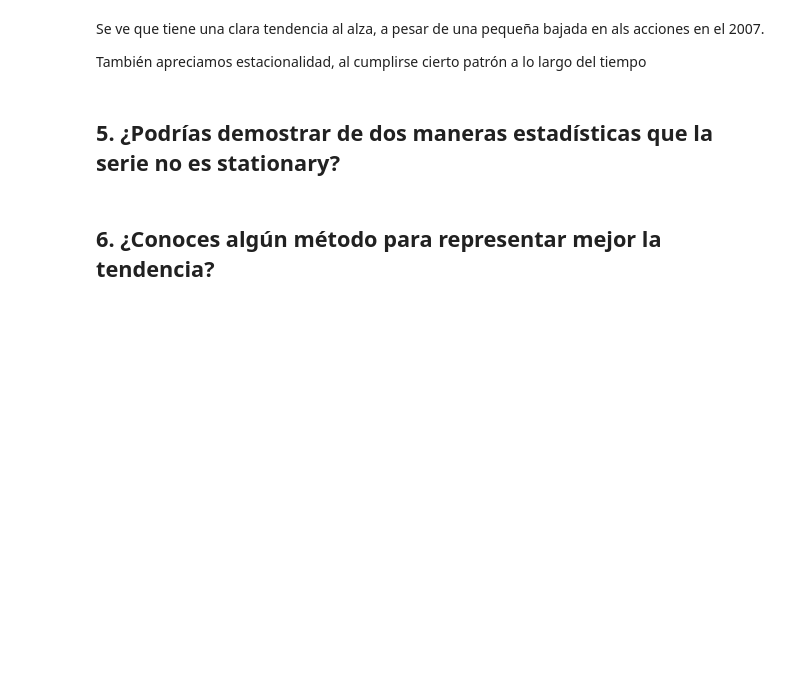
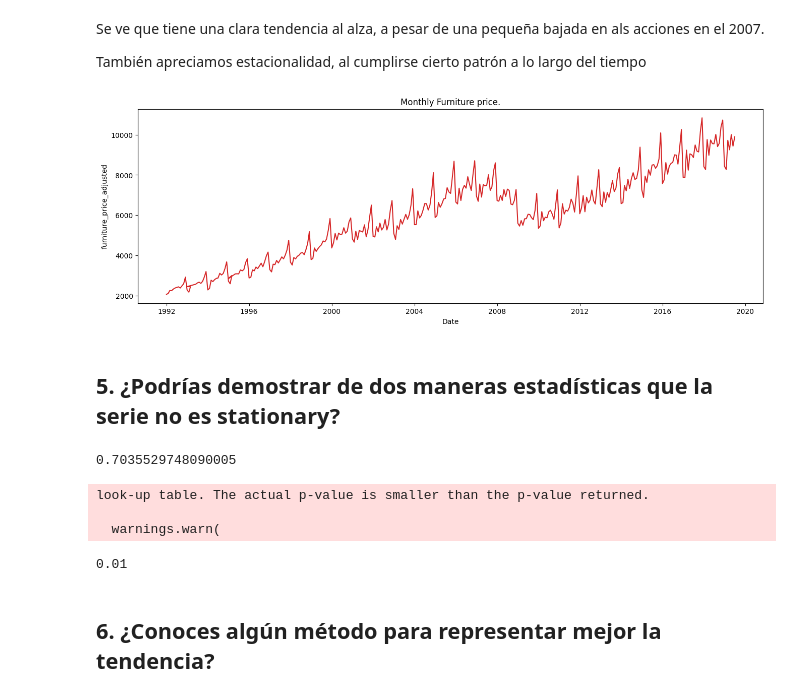
Before and after one commit to josemanuelgonzalezfornell/Machine_Learning, a Jupyter notebook: 3-Time_Series/ejercicios/1_ejercicio time series analysis.ipynb, the cells around one changed output. Drawn from its saved outputs; the diff is of its cells as text; code cells hidden in the pictures; blank space fills up the shorter version.

```diff
--- a/3-Time_Series/ejercicios/1_ejercicio time series analysis.ipynb
+++ b/3-Time_Series/ejercicios/1_ejercicio time series analysis.ipynb
@@ -123,7 +115,30 @@ df.describe()
 Se ve que tiene una clara tendencia al alza, a pesar de una pequeña bajada en als acciones en el 2007.
 
 También apreciamos estacionalidad, al cumplirse cierto patrón a lo largo del tiempo
+# %%
+def plot_df(df, x, y, title="", xlabel='Date', ylabel='furniture_price_adjusted', dpi=100):
+    plt.figure(figsize=(16,5), dpi=dpi)
+    plt.plot(x, y, color='tab:red')
+    plt.gca().set(title=title, xlabel=xlabel, ylabel=ylabel)
+    plt.show()
+
+plot_df(df, x=df.index, y=df["furniture_price_adjusted"], title='Monthly Furniture price.')
+# %% [output]
+[figure, added]
 # %% [markdown]
 ## 5. ¿Podrías demostrar de dos maneras estadísticas que la serie no es stationary?
+# %%
+result = adfuller(df['furniture_price_adjusted'].values)
+result[1]
+# %% [output]
+0.7035529748090005
+# %%
+result = kpss(df['furniture_price_adjusted'].values)
+result[1]
+# %% [output]
+look-up table. The actual p-value is smaller than the p-value returned.
+
+  warnings.warn(
+0.01
 # %% [markdown]
 ## 6. ¿Conoces algún método para representar mejor la tendencia?
```
Also changed, not shown: parts of 12 cells of this notebook, 1 other file.
